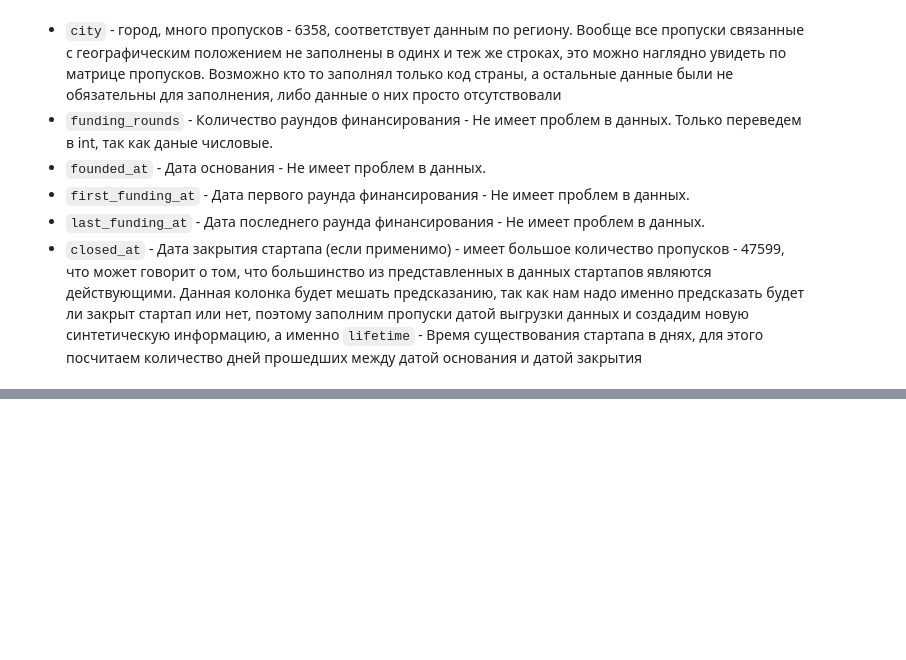
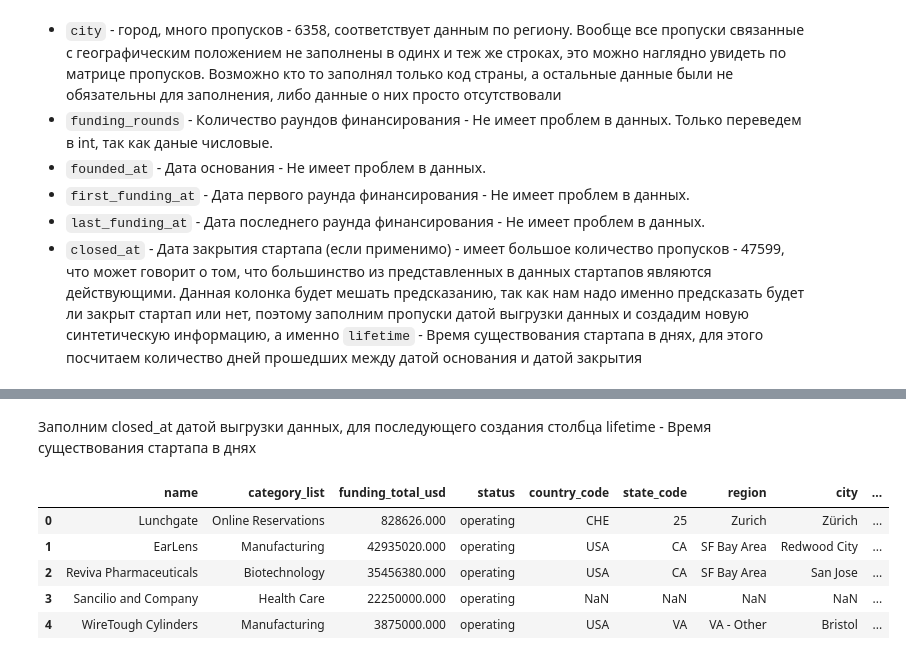
Before and after one commit to skorpion-anna/startups-operations, a Jupyter notebook: startups_operations_close_predictions.ipynb, the cells around one changed output, grey strips where cells are left out. Saved outputs shown, nothing was run; the diff lists cells and outputs as text; code cells hidden in the pictures; blank space fills up the shorter version.

```diff
--- a/startups_operations_close_predictions.ipynb
+++ b/startups_operations_close_predictions.ipynb
@@ -137,0 +354,2 @@ plt.show()
+# %% [markdown]
+Заполним closed_at датой выгрузки данных, для последующего создания столбца lifetime - Время существования стартапа в днях
@@ -137,0 +358,10 @@ plt.show()
+# %%
+df_ks_train["lifetime"] = (df_ks_train["closed_at"] - df_ks_train["founded_at"]).dt.days
+df_ks_train.head(5)
+# %% [output]
+|  | name | category_list | funding_total_usd | status | country_code | state_code | region | city | ... |
+| 0 | Lunchgate | Online Reservations | 828626.000 | operating | CHE | 25 | Zurich | Zürich | ... |
+| 1 | EarLens | Manufacturing | 42935020.000 | operating | USA | CA | SF Bay Area | Redwood City | ... |
+| 2 | Reviva Pharmaceuticals | Biotechnology | 35456380.000 | operating | USA | CA | SF Bay Area | San Jose | ... |
+| 3 | Sancilio and Company | Health Care | 22250000.000 | operating | NaN | NaN | NaN | NaN | ... |
+| 4 | WireTough Cylinders | Manufacturing | 3875000.000 | operating | USA | VA | VA - Other | Bristol | ... |
```
Also changed, not shown: parts of 21 cells of this notebook.
